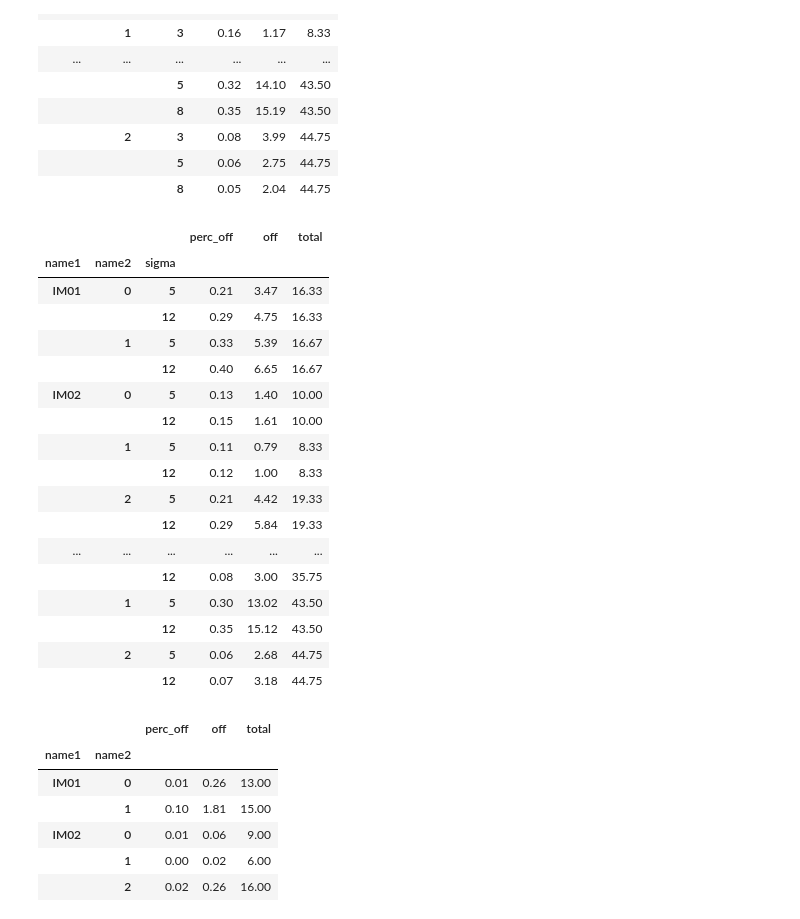
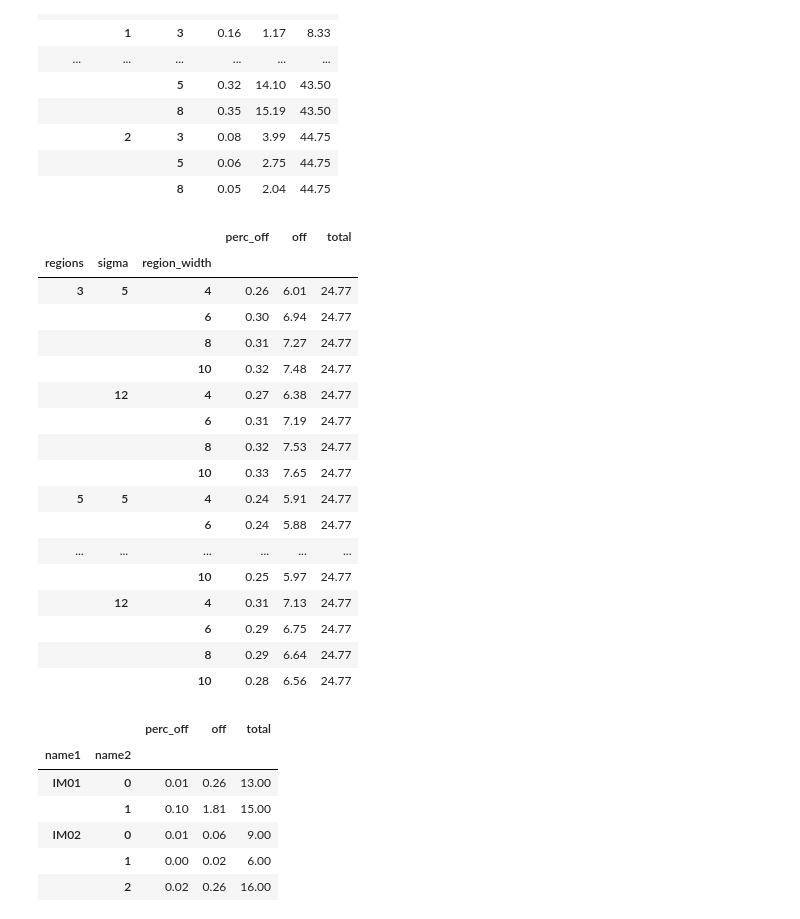
Before and after one commit to janerikvw/Crossing-Line-Counting, a Jupyter notebook: code/results.ipynb, the cells around one changed output. Drawn from its saved outputs; the diff is of its cells as text; code cells hidden in the pictures.

```diff
--- a/code/results.ipynb
+++ b/code/results.ipynb
@@ -83,26 +83,26 @@ with pd.option_context('display.max_rows', None, 'display.max_columns', None, 'd
 |  |  | 8 | 0.05 | 2.04 | 44.75 |
 # %%
 with pd.option_context('display.max_rows', None, 'display.max_columns', None, 'display.float_format', '{:,.2f}'.format):
-    display(data.groupby(['name1','name2', 'sigma']).mean()[['perc_off', 'off', 'total']]) # , 'region_width'
+    display(data.groupby(['regions', 'sigma', 'region_width']).mean()[['perc_off', 'off', 'total']]) # , 'region_width'
 # %% [output]
 |  |  |  | perc_off | off | total |
-| name1 | name2 | sigma |  |  |  |
-| IM01 | 0 | 5 | 0.21 | 3.47 | 16.33 |
-|  |  | 12 | 0.29 | 4.75 | 16.33 |
-|  | 1 | 5 | 0.33 | 5.39 | 16.67 |
-|  |  | 12 | 0.40 | 6.65 | 16.67 |
-| IM02 | 0 | 5 | 0.13 | 1.40 | 10.00 |
-|  |  | 12 | 0.15 | 1.61 | 10.00 |
-|  | 1 | 5 | 0.11 | 0.79 | 8.33 |
-|  |  | 12 | 0.12 | 1.00 | 8.33 |
-|  | 2 | 5 | 0.21 | 4.42 | 19.33 |
-|  |  | 12 | 0.29 | 5.84 | 19.33 |
+| regions | sigma | region_width |  |  |  |
+| 3 | 5 | 4 | 0.26 | 6.01 | 24.77 |
+|  |  | 6 | 0.30 | 6.94 | 24.77 |
+|  |  | 8 | 0.31 | 7.27 | 24.77 |
+|  |  | 10 | 0.32 | 7.48 | 24.77 |
+|  | 12 | 4 | 0.27 | 6.38 | 24.77 |
+|  |  | 6 | 0.31 | 7.19 | 24.77 |
+|  |  | 8 | 0.32 | 7.53 | 24.77 |
+|  |  | 10 | 0.33 | 7.65 | 24.77 |
+| 5 | 5 | 4 | 0.24 | 5.91 | 24.77 |
+|  |  | 6 | 0.24 | 5.88 | 24.77 |
 | ... | ... | ... | ... | ... | ... |
-|  |  | 12 | 0.08 | 3.00 | 35.75 |
-|  | 1 | 5 | 0.30 | 13.02 | 43.50 |
-|  |  | 12 | 0.35 | 15.12 | 43.50 |
-|  | 2 | 5 | 0.06 | 2.68 | 44.75 |
-|  |  | 12 | 0.07 | 3.18 | 44.75 |
+|  |  | 10 | 0.25 | 5.97 | 24.77 |
+|  | 12 | 4 | 0.31 | 7.13 | 24.77 |
+|  |  | 6 | 0.29 | 6.75 | 24.77 |
+|  |  | 8 | 0.29 | 6.64 | 24.77 |
+|  |  | 10 | 0.28 | 6.56 | 24.77 |
 # %%
 with pd.option_context('display.max_rows', None, 'display.max_columns', None, 'display.float_format', '{:,.2f}'.format):
     display(data.groupby(['name1','name2']).min()[['perc_off', 'off', 'total']]) # , 'region_width'
```
Also changed, not shown: parts of 1 cell of this notebook, 7 other files.
